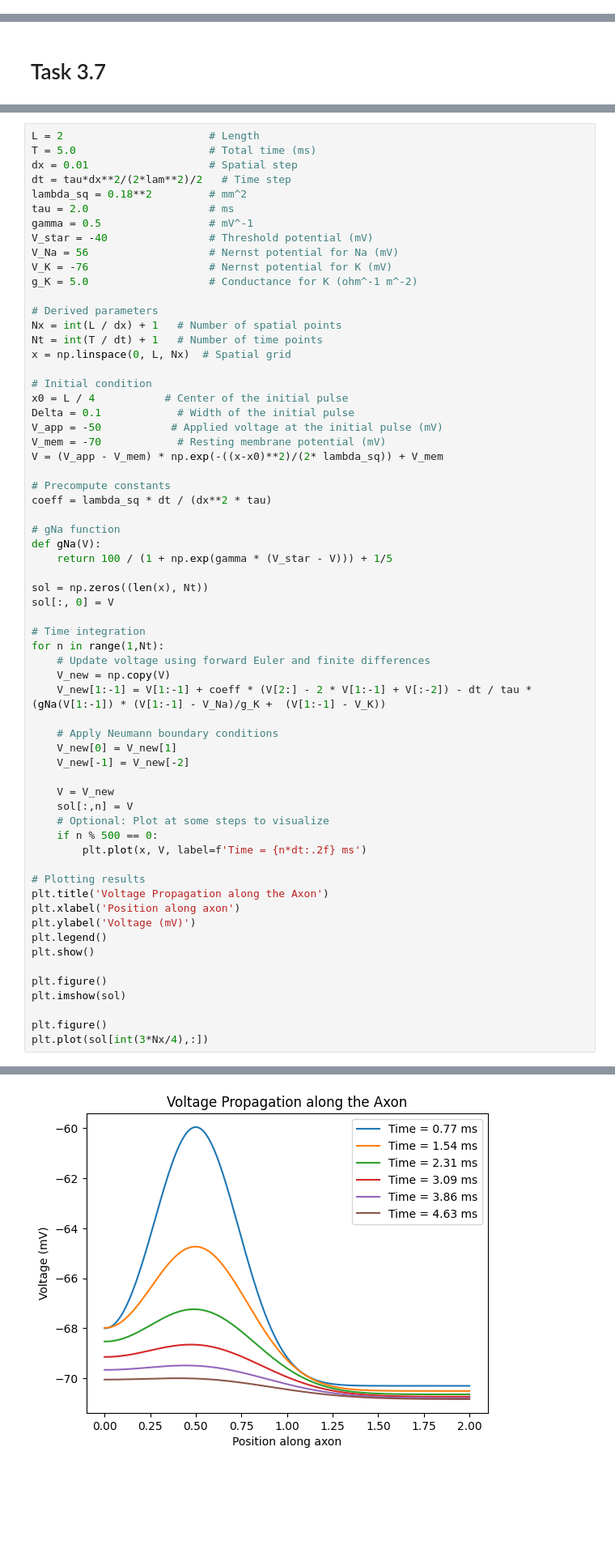
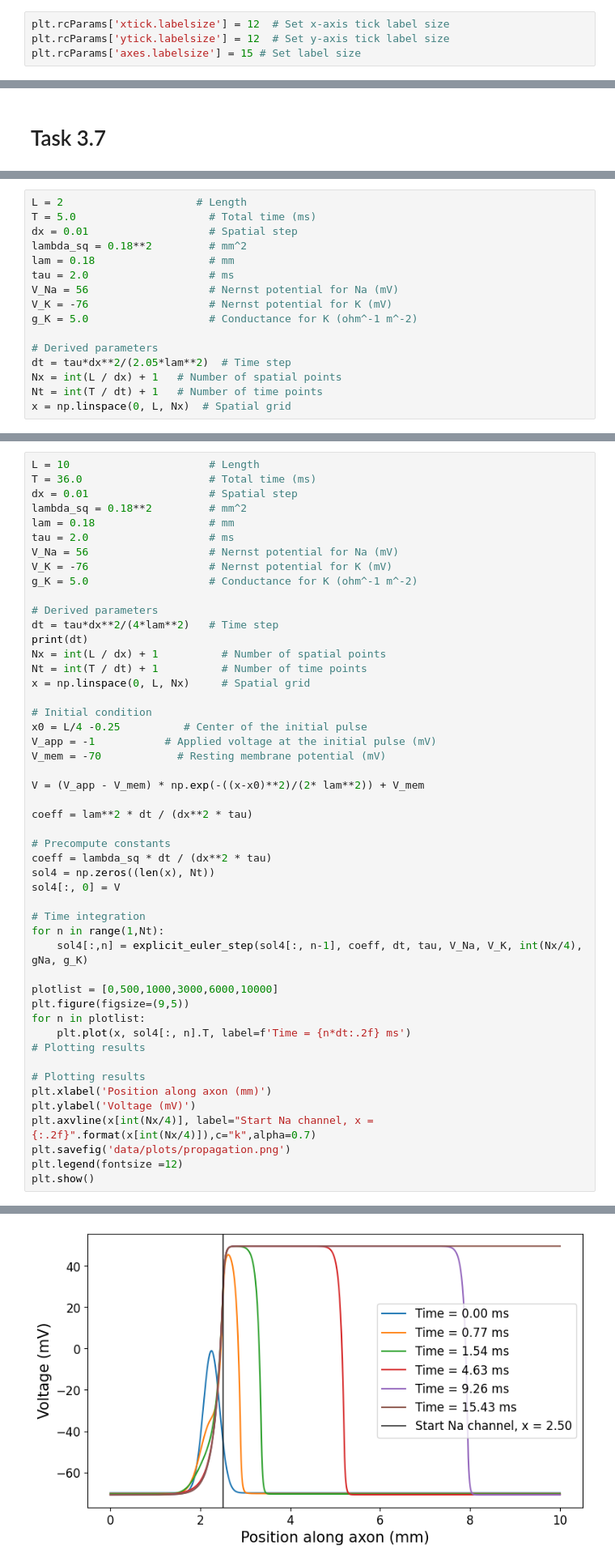
Before and after one commit to emilssp/Computational_Physics_v24, a Jupyter notebook: Neural_Dynamics/main.ipynb, the cells around one changed output, grey strips where cells are left out. Shown at 81% size. Cells and saved outputs as stored; diff of their text form; blank space fills up the shorter version.

```diff
--- a/Neural_Dynamics/main.ipynb
+++ b/Neural_Dynamics/main.ipynb
@@ -5,6 +5,10 @@ import matplotlib.pyplot as plt
 # %%
 from sympy import Matrix
 from sympy.printing.latex import latex
+# %%
+plt.rcParams['xtick.labelsize'] = 12  # Set x-axis tick label size
+plt.rcParams['ytick.labelsize'] = 12  # Set y-axis tick label size
+plt.rcParams['axes.labelsize'] = 15 # Set label size
 # %%
 def transformation_matrix(N):
     matrix = np.zeros((N, N))
@@ -663,0 +807,16 @@ plt.imshow(sol)
+# %%
+L = 2                     # Length
+T = 5.0                     # Total time (ms)
+dx = 0.01                   # Spatial step
+lambda_sq = 0.18**2         # mm^2
+lam = 0.18                  # mm
+tau = 2.0                   # ms
+V_Na = 56                   # Nernst potential for Na (mV)
+V_K = -76                   # Nernst potential for K (mV)
+g_K = 5.0                   # Conductance for K (ohm^-1 m^-2)
+
+# Derived parameters
+dt = tau*dx**2/(2.05*lam**2)  # Time step
+Nx = int(L / dx) + 1   # Number of spatial points
+Nt = int(T / dt) + 1   # Number of time points
+x = np.linspace(0, L, Nx)  # Spatial grid
@@ -664,64 +981,50 @@ plt.imshow(sol)
 # %%
-L = 2                       # Length
-T = 5.0                     # Total time (ms)
+L = 10                      # Length
+T = 36.0                    # Total time (ms)
 dx = 0.01                   # Spatial step
-dt = tau*dx**2/(2*lam**2)/2   # Time step
 lambda_sq = 0.18**2         # mm^2
+lam = 0.18                  # mm
 tau = 2.0                   # ms
-gamma = 0.5                 # mV^-1
-V_star = -40                # Threshold potential (mV)
 V_Na = 56                   # Nernst potential for Na (mV)
 V_K = -76                   # Nernst potential for K (mV)
 g_K = 5.0                   # Conductance for K (ohm^-1 m^-2)
 
 # Derived parameters
-Nx = int(L / dx) + 1   # Number of spatial points
-Nt = int(T / dt) + 1   # Number of time points
-x = np.linspace(0, L, Nx)  # Spatial grid
+dt = tau*dx**2/(4*lam**2)   # Time step
+print(dt)
+Nx = int(L / dx) + 1          # Number of spatial points
+Nt = int(T / dt) + 1          # Number of time points
+x = np.linspace(0, L, Nx)     # Spatial grid
 
 # Initial condition
-x0 = L / 4           # Center of the initial pulse
-Delta = 0.1            # Width of the initial pulse
-V_app = -50           # Applied voltage at the initial pulse (mV)
+x0 = L/4 -0.25          # Center of the initial pulse
+V_app = -1           # Applied voltage at the initial pulse (mV)
 V_mem = -70            # Resting membrane potential (mV)
-V = (V_app - V_mem) * np.exp(-((x-x0)**2)/(2* lambda_sq)) + V_mem
+
+V = (V_app - V_mem) * np.exp(-((x-x0)**2)/(2* lam**2)) + V_mem
+
+coeff = lam**2 * dt / (dx**2 * tau)
 
 # Precompute constants
 coeff = lambda_sq * dt / (dx**2 * tau)
-
-# gNa function
-def gNa(V):
-    return 100 / (1 + np.exp(gamma * (V_star - V))) + 1/5
-
-sol = np.zeros((len(x), Nt))
-sol[:, 0] = V
+sol4 = np.zeros((len(x), Nt))
+sol4[:, 0] = V
 
 # Time integration
 for n in range(1,Nt):
-    # Update voltage using forward Euler and finite differences
-    V_new = np.copy(V)
-    V_new[1:-1] = V[1:-1] + coeff * (V[2:] - 2 * V[1:-1] + V[:-2]) - dt / tau * (gNa(V[1:-1]) * (V[1:-1] - V_Na)/g_K +  (V[1:-1] - V_K))
+    sol4[:,n] = explicit_euler_step(sol4[:, n-1], coeff, dt, tau, V_Na, V_K, int(Nx/4), gNa, g_K)
 
-    # Apply Neumann boundary conditions
-    V_new[0] = V_new[1]
-    V_new[-1] = V_new[-2]
-
-    V = V_new
-    sol[:,n] = V
-    # Optional: Plot at some steps to visualize
-    if n % 500 == 0:
-        plt.plot(x, V, label=f'Time = {n*dt:.2f} ms')
+plotlist = [0,500,1000,3000,6000,10000]
+plt.figure(figsize=(9,5))
+for n in plotlist:
+    plt.plot(x, sol4[:, n].T, label=f'Time = {n*dt:.2f} ms')
+# Plotting results
 
 # Plotting results
-plt.title('Voltage Propagation along the Axon')
-plt.xlabel('Position along axon')
+plt.xlabel('Position along axon (mm)')
 plt.ylabel('Voltage (mV)')
-plt.legend()
+plt.axvline(x[int(Nx/4)], label="Start Na channel, x = {:.2f}".format(x[int(Nx/4)]),c="k",alpha=0.7)
+plt.savefig('data/plots/propagation.png')
+plt.legend(fontsize =12)
 plt.show()
-
-plt.figure()
-plt.imshow(sol)
-
-plt.figure()
-plt.plot(sol[int(3*Nx/4),:])
 # %% [output]
@@ -728 +1032 @@ plt.plot(sol[int(3*Nx/4),:])
-[figure, old version]
+[figure, new version]
```
Also changed, not shown: parts of 38 cells of this notebook, 6 other files.
